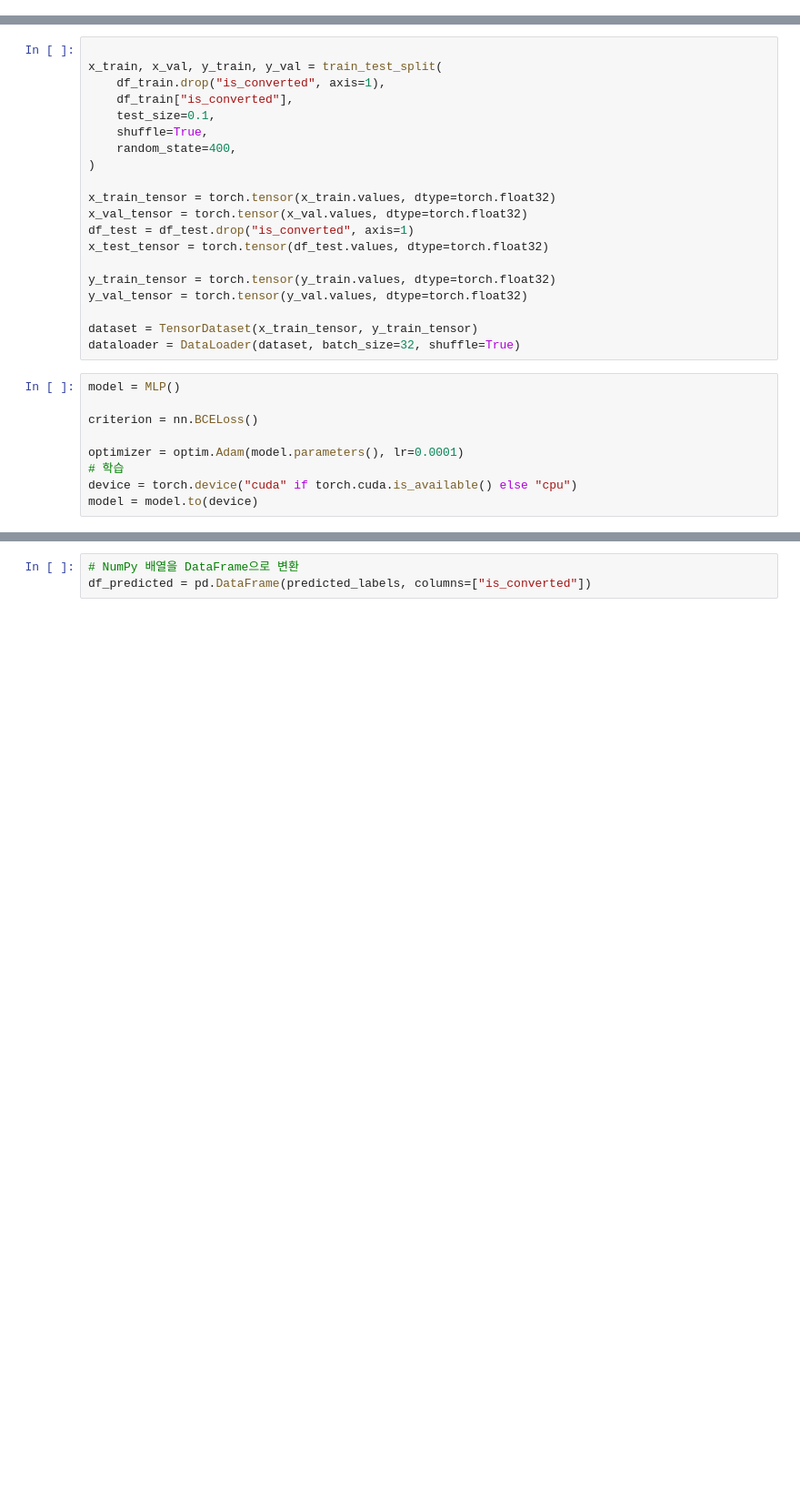
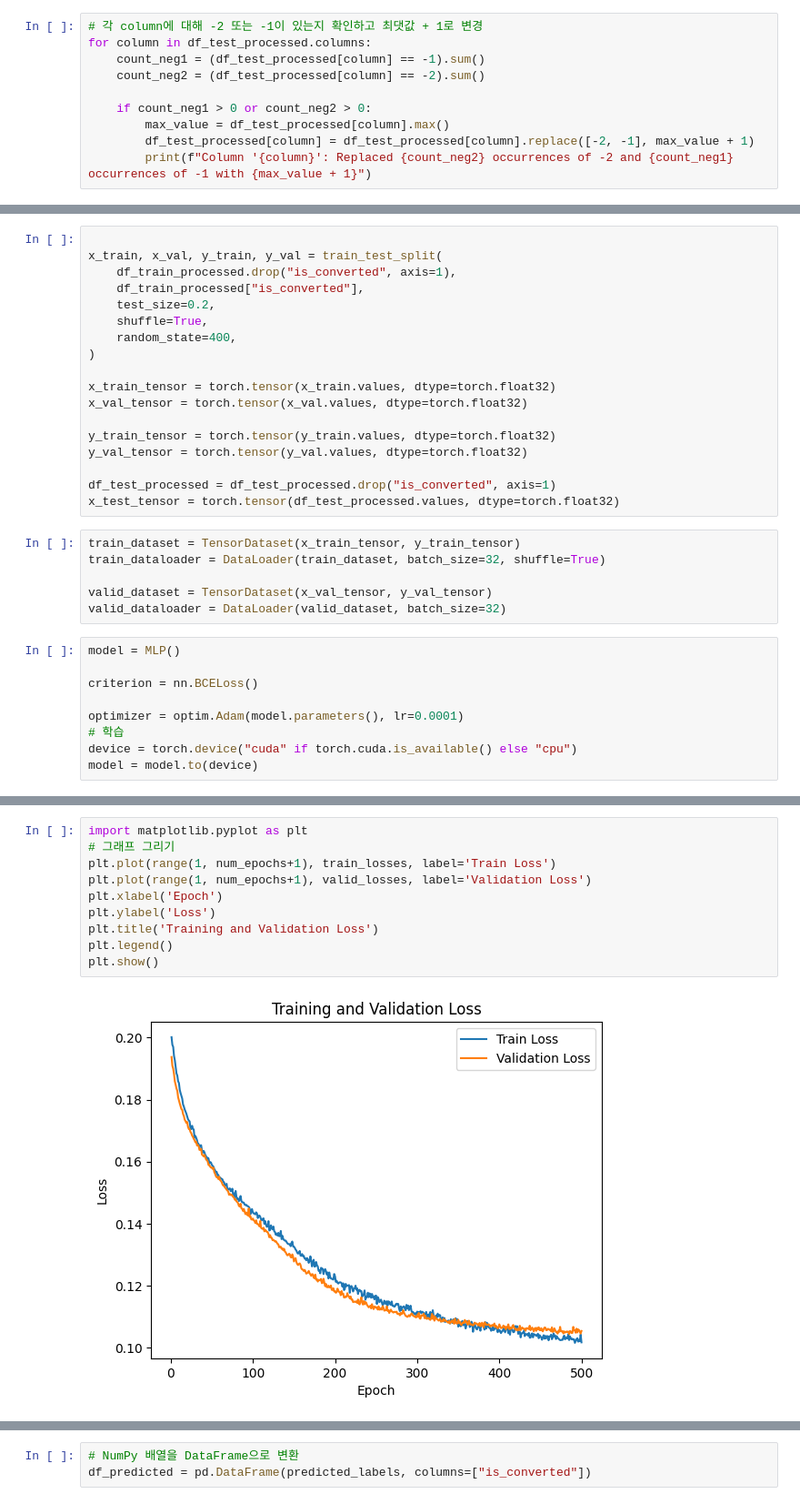
Before and after one commit to aimers2024/aimers_project, a Jupyter notebook: mlp.ipynb, the cells around one changed output, grey strips where cells are left out. Shown: that part at 91% size. Cells and saved outputs as stored; diff of their text form; blank space fills up the shorter version.

```diff
--- a/mlp.ipynb
+++ b/mlp.ipynb
@@ -101,0 +172,10 @@ df_train
+# %%
+# 각 column에 대해 -2 또는 -1이 있는지 확인하고 최댓값 + 1로 변경
+for column in df_test_processed.columns:
+    count_neg1 = (df_test_processed[column] == -1).sum()
+    count_neg2 = (df_test_processed[column] == -2).sum()
+
+    if count_neg1 > 0 or count_neg2 > 0:
+        max_value = df_test_processed[column].max()
+        df_test_processed[column] = df_test_processed[column].replace([-2, -1], max_value + 1)
+        print(f"Column '{column}': Replaced {count_neg2} occurrences of -2 and {count_neg1} occurrences of -1 with {max_value + 1}")
@@ -126,23 +244,27 @@ df_train
 # %%
 
 x_train, x_val, y_train, y_val = train_test_split(
-    df_train.drop("is_converted", axis=1),
-    df_train["is_converted"],
-    test_size=0.1,
+    df_train_processed.drop("is_converted", axis=1),
+    df_train_processed["is_converted"],
+    test_size=0.2,
     shuffle=True,
     random_state=400,
 )
 
 x_train_tensor = torch.tensor(x_train.values, dtype=torch.float32)
 x_val_tensor = torch.tensor(x_val.values, dtype=torch.float32)
-df_test = df_test.drop("is_converted", axis=1)
-x_test_tensor = torch.tensor(df_test.values, dtype=torch.float32)
 
 y_train_tensor = torch.tensor(y_train.values, dtype=torch.float32)
 y_val_tensor = torch.tensor(y_val.values, dtype=torch.float32)
 
-dataset = TensorDataset(x_train_tensor, y_train_tensor)
-dataloader = DataLoader(dataset, batch_size=32, shuffle=True)
+df_test_processed = df_test_processed.drop("is_converted", axis=1)
+x_test_tensor = torch.tensor(df_test_processed.values, dtype=torch.float32)
+# %%
+train_dataset = TensorDataset(x_train_tensor, y_train_tensor)
+train_dataloader = DataLoader(train_dataset, batch_size=32, shuffle=True)
+
+valid_dataset = TensorDataset(x_val_tensor, y_val_tensor)
+valid_dataloader = DataLoader(valid_dataset, batch_size=32)
 # %%
 model = MLP()
 
@@ -194,2 +345,14 @@ Epoch [100/100], Loss: 0.1616657660342753, Accuracy: 29.36810551558753
+# %%
+import matplotlib.pyplot as plt
+# 그래프 그리기
+plt.plot(range(1, num_epochs+1), train_losses, label='Train Loss')
+plt.plot(range(1, num_epochs+1), valid_losses, label='Validation Loss')
+plt.xlabel('Epoch')
+plt.ylabel('Loss')
+plt.title('Training and Validation Loss')
+plt.legend()
+plt.show()
+# %% [output]
+[figure, added]
 # %%
 # eval
```
Also changed, not shown: parts of 24 cells of this notebook.
